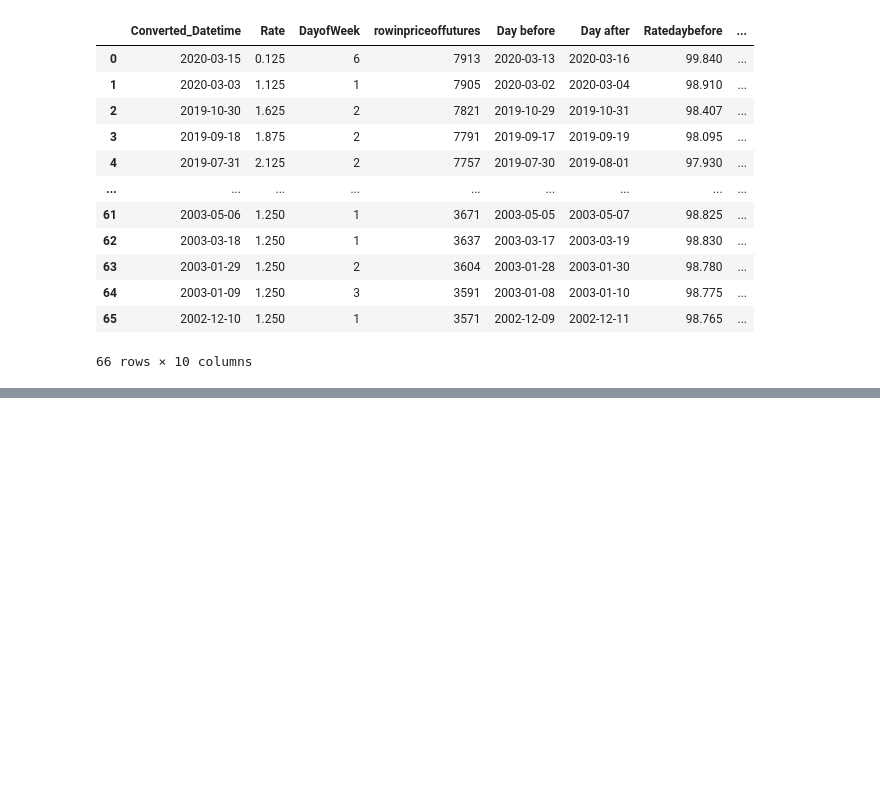
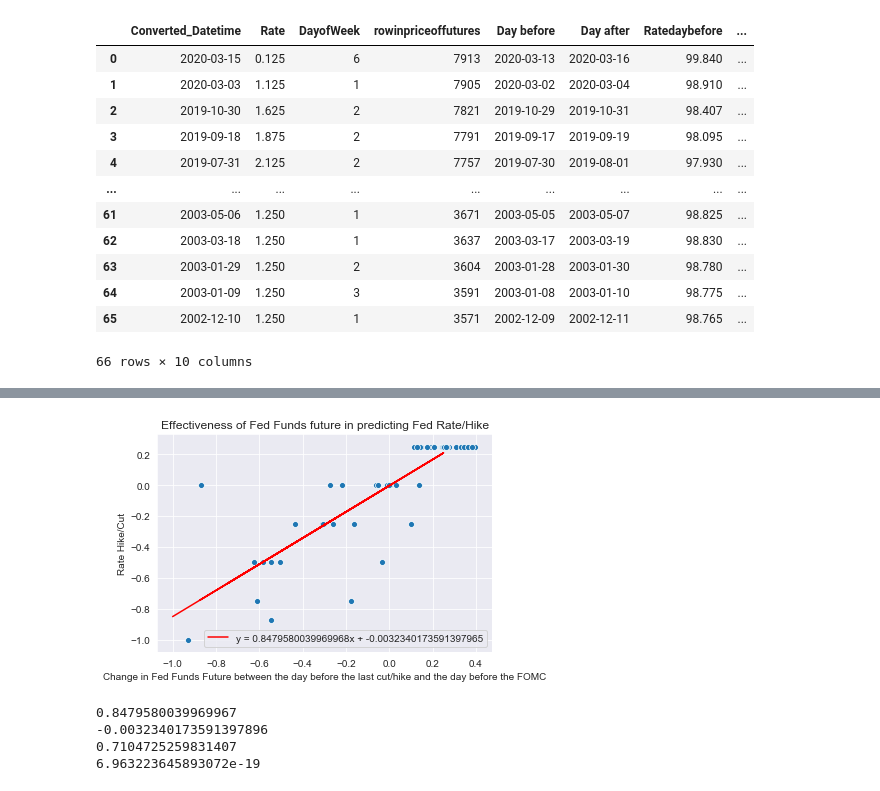
Before and after one commit to stock-market-predictor/data-scraper, a Jupyter notebook: src/jupyter/analysis.ipynb, the cells around one changed output, grey strips where cells are left out. Saved outputs shown, nothing was run; the diff lists cells and outputs as text; code cells hidden in the pictures; blank space fills up the shorter version.

```diff
--- a/src/jupyter/analysis.ipynb
+++ b/src/jupyter/analysis.ipynb
@@ -223,2 +256,27 @@ massivechanges
+# %%
+x_np = (massivechanges['difference type 2']).to_numpy()
+y_np = massivechanges['Rate Changes'].to_numpy()
+# %%
+m, b = np.polyfit(x_np, y_np, 1)
+# %%
+sns.scatterplot(x='difference type 2', y='Rate Changes', data=massivechanges)
+plt.plot(x, m*x + b, 'r-', label = 'y = ' + str(m)+ 'x + ' + str(b))
+plt.xlabel("Change in Fed Funds Future between the day before the last cut/hike and the day before the FOMC")
+plt.ylabel("Rate Hike/Cut")
+plt.title("Effectiveness of Fed Funds future in predicting Fed Rate/Hike")
+plt.legend()
+
+plt.savefig('FFF_on_rate_change.png', dpi=800)
+# %% [output]
+[figure, added]
 # %%
 slope, intercept, r_value, p_value, std_err = stats.linregress(x_np, y_np)
+print(slope)
+print(intercept)
+print(r_value ** 2)
+print(p_value)
+# %% [output]
+0.8479580039969967
+-0.0032340173591397896
+0.7104725259831407
+6.963223645893072e-19
```
Also changed, not shown: parts of 10 cells of this notebook, 3 other files.
